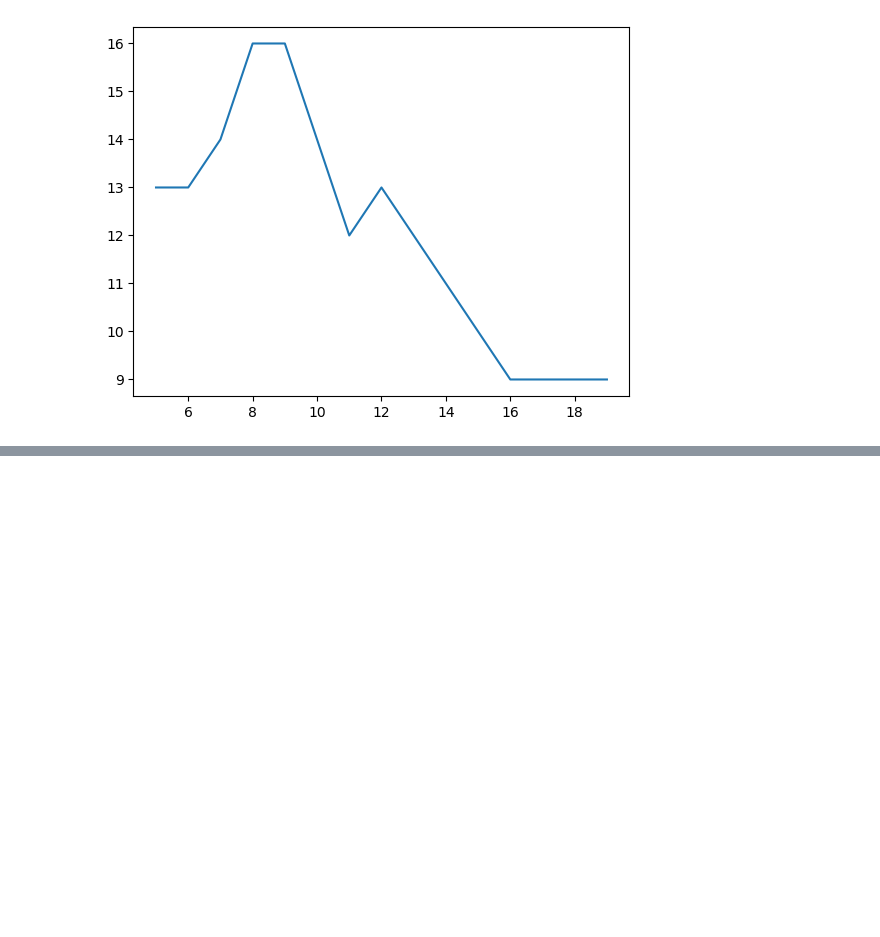
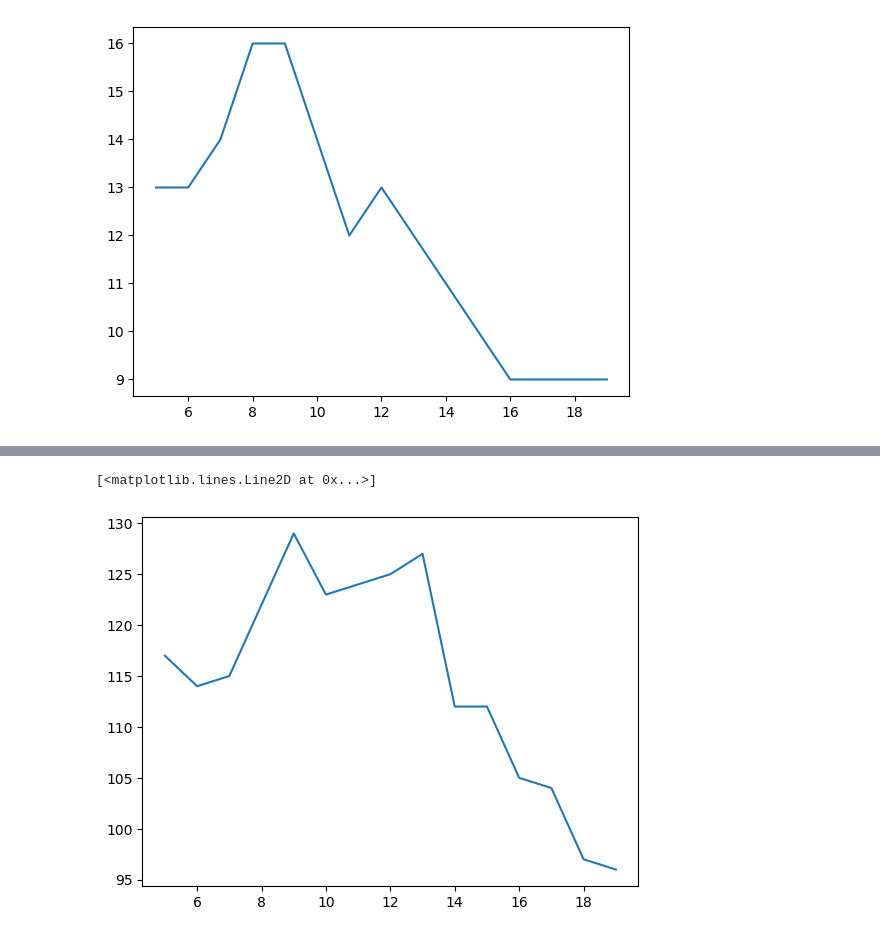
Before and after one commit to randlab/countbacteries, a Jupyter notebook: example_use.ipynb, the cells around one changed output, grey strips where cells are left out. Drawn from its saved outputs; the diff is of its cells as text; code cells hidden in the pictures; blank space fills up the shorter version.

```diff
--- a/example_use.ipynb
+++ b/example_use.ipynb
@@ -44,0 +89,11 @@ plt.plot(ks,detections)
+# %%
+ks = list(range(5,20))
+x,y,r = find_substrate(bgr_img,maxRadius=3000)
+r=r*SCALE_RADIUS
+mask = get_mask(x,y,r,bgr_img)
+masked_bgr = np.array(bgr_img * mask).astype(np.uint8)
+detections = [count_spots(masked_bgr,kernel=cv2.getStructuringElement(cv2.MORPH_ELLIPSE,(s,s)),kernel_clean=np.ones((3,3),np.uint8))[0] for s in ks]
+plt.plot(ks,detections)
+# %% [output]
+[<matplotlib.lines.Line2D at 0x...>]
+[figure, added]
```
Also changed, not shown: parts of 5 cells of this notebook, 1 other file.
